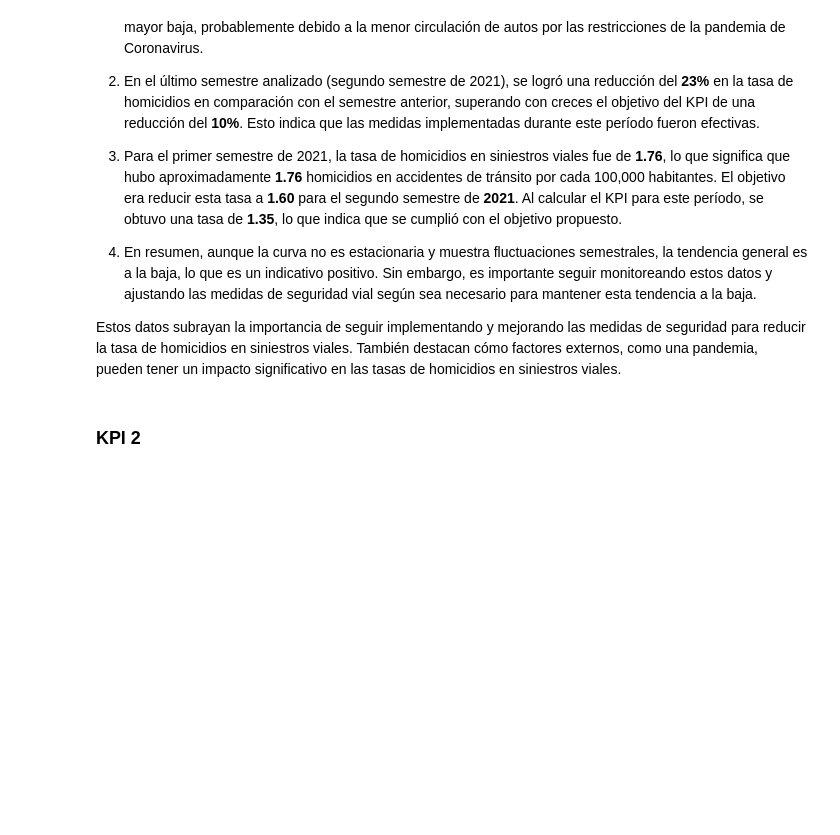
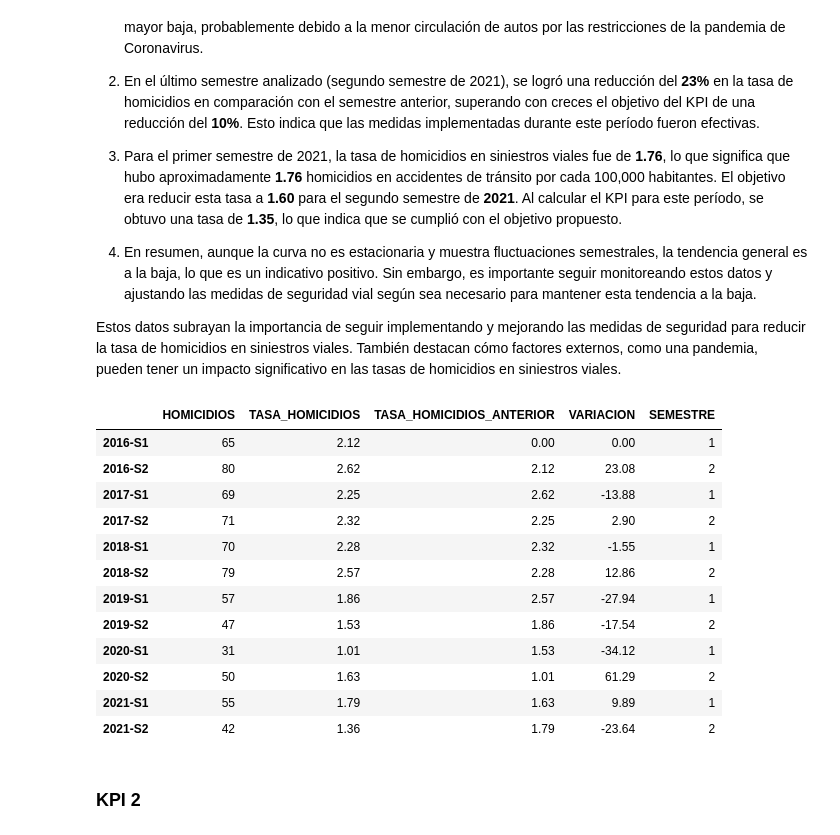
Before and after one commit to Mauro-coder555/Road-safety-system, a Jupyter notebook: EDA/EDA.ipynb, the cells around one changed output. Cells and saved outputs as stored; diff of their text form; code cells hidden in the pictures; blank space fills up the shorter version.

```diff
--- a/EDA/EDA.ipynb
+++ b/EDA/EDA.ipynb
@@ -540,6 +569,26 @@ Podemos observar varias tendencias y cambios en la tasa de homicidios en siniest
 4. En resumen, aunque la curva no es estacionaria y muestra fluctuaciones semestrales, la tendencia general es a la baja, lo que es un indicativo positivo. Sin embargo, es importante seguir monitoreando estos datos y ajustando las medidas de seguridad vial según sea necesario para mantener esta tendencia a la baja.
 
 Estos datos subrayan la importancia de seguir implementando y mejorando las medidas de seguridad para reducir la tasa de homicidios en siniestros viales. También destacan cómo factores externos, como una pandemia, pueden tener un impacto significativo en las tasas de homicidios en siniestros viales.
+# %%
+# Agregar una nueva columna 'SEMESTRE' al DataFrame kpi_1_df
+kpi_1_df['SEMESTRE'] = kpi_1_df.index.astype(str).str[6:].astype(int)
+columnas_a_redondear = ['TASA_HOMICIDIOS', 'TASA_HOMICIDIOS_ANTERIOR', 'VARIACION']
+kpi_1_df[columnas_a_redondear] = kpi_1_df[columnas_a_redondear].round(2)
+kpi_1_df
+# %% [output]
+|  | HOMICIDIOS | TASA_HOMICIDIOS | TASA_HOMICIDIOS_ANTERIOR | VARIACION | SEMESTRE |
+| 2016-S1 | 65 | 2.12 | 0.00 | 0.00 | 1 |
+| 2016-S2 | 80 | 2.62 | 2.12 | 23.08 | 2 |
+| 2017-S1 | 69 | 2.25 | 2.62 | -13.88 | 1 |
+| 2017-S2 | 71 | 2.32 | 2.25 | 2.90 | 2 |
+| 2018-S1 | 70 | 2.28 | 2.32 | -1.55 | 1 |
+| 2018-S2 | 79 | 2.57 | 2.28 | 12.86 | 2 |
+| 2019-S1 | 57 | 1.86 | 2.57 | -27.94 | 1 |
+| 2019-S2 | 47 | 1.53 | 1.86 | -17.54 | 2 |
+| 2020-S1 | 31 | 1.01 | 1.53 | -34.12 | 1 |
+| 2020-S2 | 50 | 1.63 | 1.01 | 61.29 | 2 |
+| 2021-S1 | 55 | 1.79 | 1.63 | 9.89 | 1 |
+| 2021-S2 | 42 | 1.36 | 1.79 | -23.64 | 2 |
 # %%
 ruta_archivo_csv = '../KPI\'S/KPI_1.csv'
 
```
Also changed, not shown: parts of 30 cells of this notebook, 12 other files.
